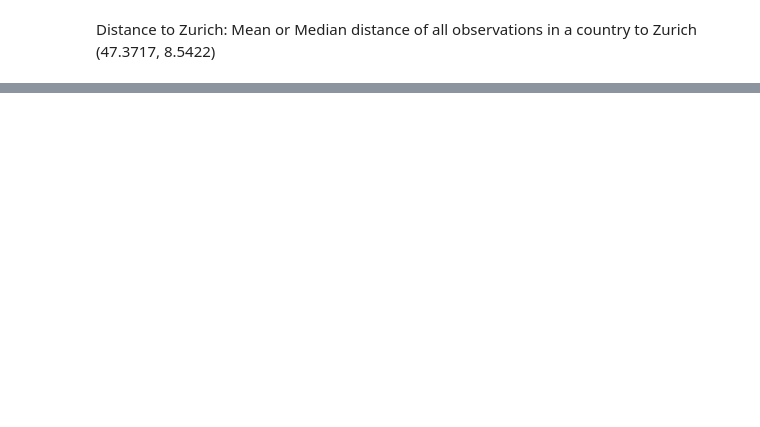
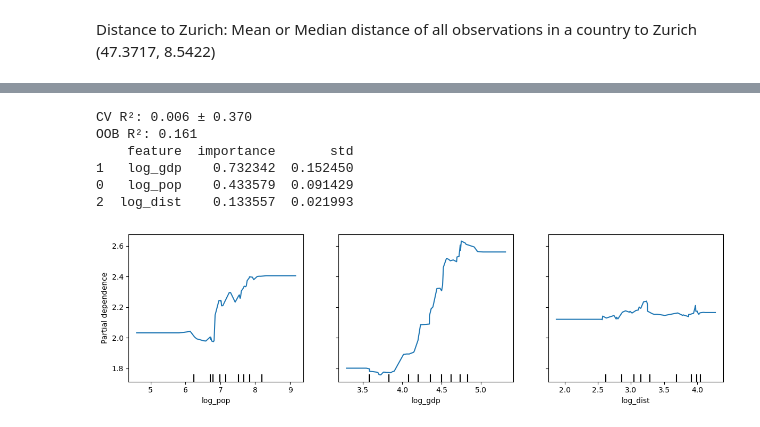
Before and after one commit to yannicknicolaswirz/Master_Thesis, a Jupyter notebook: Code/Part3_Regression.ipynb, the cells around one changed output, grey strips where cells are left out. Cells and saved outputs as stored; diff of their text form; code cells hidden in the pictures; blank space fills up the shorter version.

```diff
--- a/Code/Part3_Regression.ipynb
+++ b/Code/Part3_Regression.ipynb
@@ -81,0 +139,8 @@ Population per country
+# %%
+d = regression_data.dropna(subset=["total_observations", "population", "gdp_per_capita", "distance_to_zurich_km_median", "area_km2", "Education_Index"]).copy()
+
+d["log_obs"] = np.log10(d["total_observations"])
+d["log_pop"] = np.log10(d["population"])
+d["log_gdp"] = np.log10(d["gdp_per_capita"])
+d["log_dist"] = np.log10(d["distance_to_zurich_km_median"].clip(lower=1))
+d["log_area"] = np.log10(d["area_km2"])
@@ -81,0 +161,42 @@ Population per country
+# %%
+final_features = ["log_pop", "log_gdp", "log_dist"]
+final_X = d[final_features]
+final_y = d["log_obs"]
+
+rf = RandomForestRegressor(
+    n_estimators=1000,
+    min_samples_leaf=3,      #against overfitting
+    max_features=2,
+    random_state=1,
+    oob_score=True,
+)
+
+cv = RepeatedKFold(n_splits=5, n_repeats=20, random_state=1)
+scores = cross_val_score(rf, final_X, final_y, cv=cv, scoring="r2")
+print(f"CV R²: {scores.mean():.3f} ± {scores.std():.3f}")
+
+rf.fit(final_X, final_y)
+print(f"OOB R²: {rf.oob_score_:.3f}")
+
+# Permutation Importance instead of impurity-based
+perm = permutation_importance(rf, final_X, final_y, n_repeats=50, random_state=1, scoring="r2")
+imp = pd.DataFrame({
+    "feature": final_features,
+    "importance": perm.importances_mean,
+    "std": perm.importances_std,
+}).sort_values("importance", ascending=False)
+print(imp)
+# %% [output]
+CV R²: 0.006 ± 0.370
+OOB R²: 0.161
+    feature  importance       std
+1   log_gdp    0.732342  0.152450
+0   log_pop    0.433579  0.091429
+2  log_dist    0.133557  0.021993
+# %%
+fig, ax = plt.subplots(figsize=(12, 3.5))
+PartialDependenceDisplay.from_estimator(rf, final_X, final_features, ax=ax)
+plt.tight_layout()
+plt.savefig("../Products/RF_partial_dependence.png", dpi=300, bbox_inches="tight")
+# %% [output]
+[figure, added]
```
Also changed, not shown: parts of 9 cells of this notebook, 13 other files.
